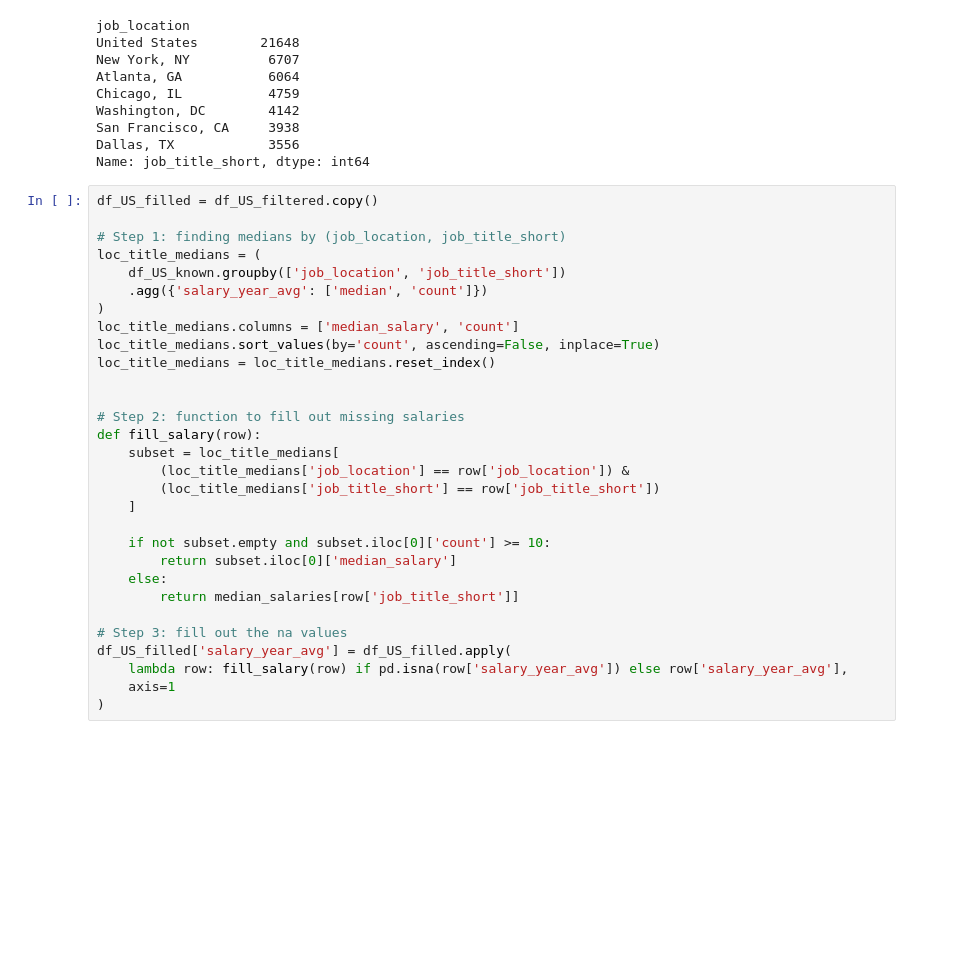
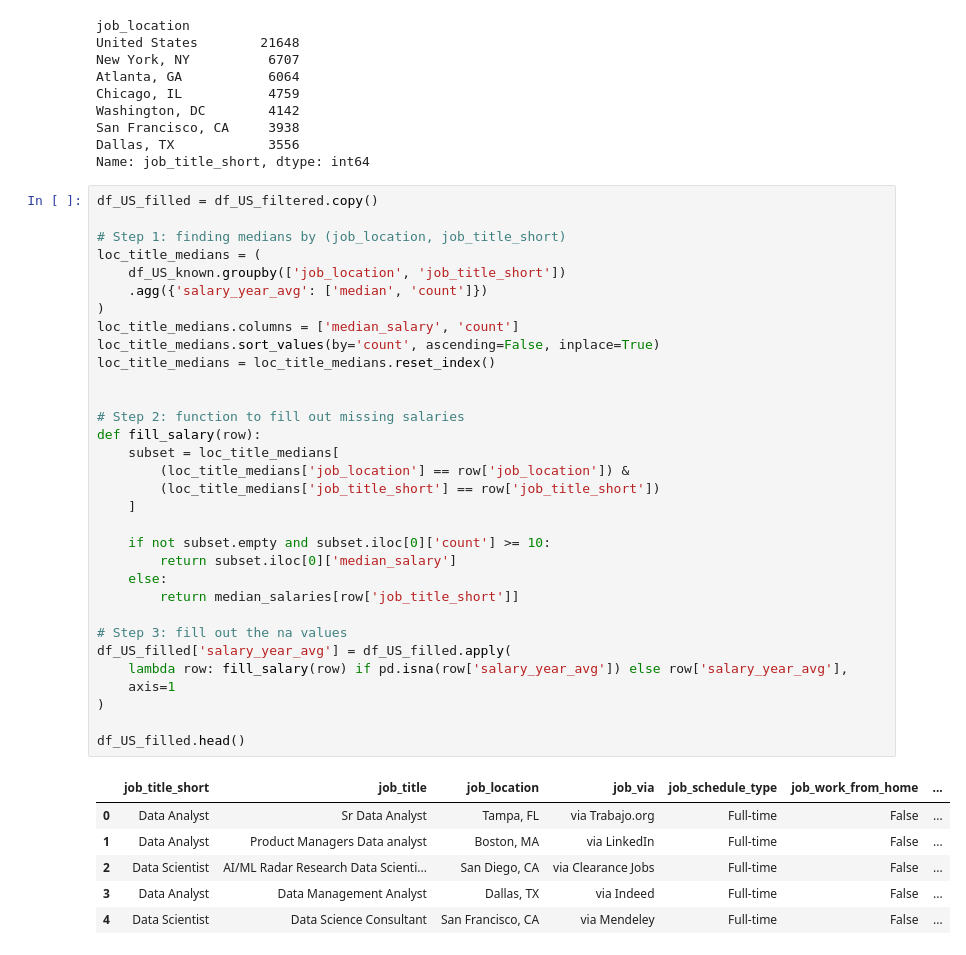
Before and after one commit to avinashchoudhary2004/Data-Professionals-Job-Market-Insights, a Jupyter notebook: 1_Data_Prep_and_Cleaning.ipynb, the cells around one changed output. Drawn from its saved outputs; the diff is of its cells as text; blank space fills up the shorter version.

```diff
--- a/1_Data_Prep_and_Cleaning.ipynb
+++ b/1_Data_Prep_and_Cleaning.ipynb
@@ -178,30 +265,39 @@ Name: job_title_short, dtype: int64
 # %%
 df_US_filled = df_US_filtered.copy()
 
 # Step 1: finding medians by (job_location, job_title_short)
 loc_title_medians = (
     df_US_known.groupby(['job_location', 'job_title_short'])
     .agg({'salary_year_avg': ['median', 'count']})
 )
 loc_title_medians.columns = ['median_salary', 'count']
 loc_title_medians.sort_values(by='count', ascending=False, inplace=True)
 loc_title_medians = loc_title_medians.reset_index()
 
 
 # Step 2: function to fill out missing salaries
 def fill_salary(row):
     subset = loc_title_medians[
         (loc_title_medians['job_location'] == row['job_location']) &
         (loc_title_medians['job_title_short'] == row['job_title_short'])
     ]
 
     if not subset.empty and subset.iloc[0]['count'] >= 10:
         return subset.iloc[0]['median_salary']
     else:
         return median_salaries[row['job_title_short']]
 
 # Step 3: fill out the na values
 df_US_filled['salary_year_avg'] = df_US_filled.apply(
     lambda row: fill_salary(row) if pd.isna(row['salary_year_avg']) else row['salary_year_avg'],
     axis=1
 )
+
+df_US_filled.head()
+# %% [output]
+|  | job_title_short | job_title | job_location | job_via | job_schedule_type | job_work_from_home | ... |
+| 0 | Data Analyst | Sr Data Analyst | Tampa, FL | via Trabajo.org | Full-time | False | ... |
+| 1 | Data Analyst | Product Managers Data analyst | Boston, MA | via LinkedIn | Full-time | False | ... |
+| 2 | Data Scientist | AI/ML Radar Research Data Scienti... | San Diego, CA | via Clearance Jobs | Full-time | False | ... |
+| 3 | Data Analyst | Data Management Analyst | Dallas, TX | via Indeed | Full-time | False | ... |
+| 4 | Data Scientist | Data Science Consultant | San Francisco, CA | via Mendeley | Full-time | False | ... |
```
Also changed, not shown: parts of 25 cells of this notebook, 2 other files.
